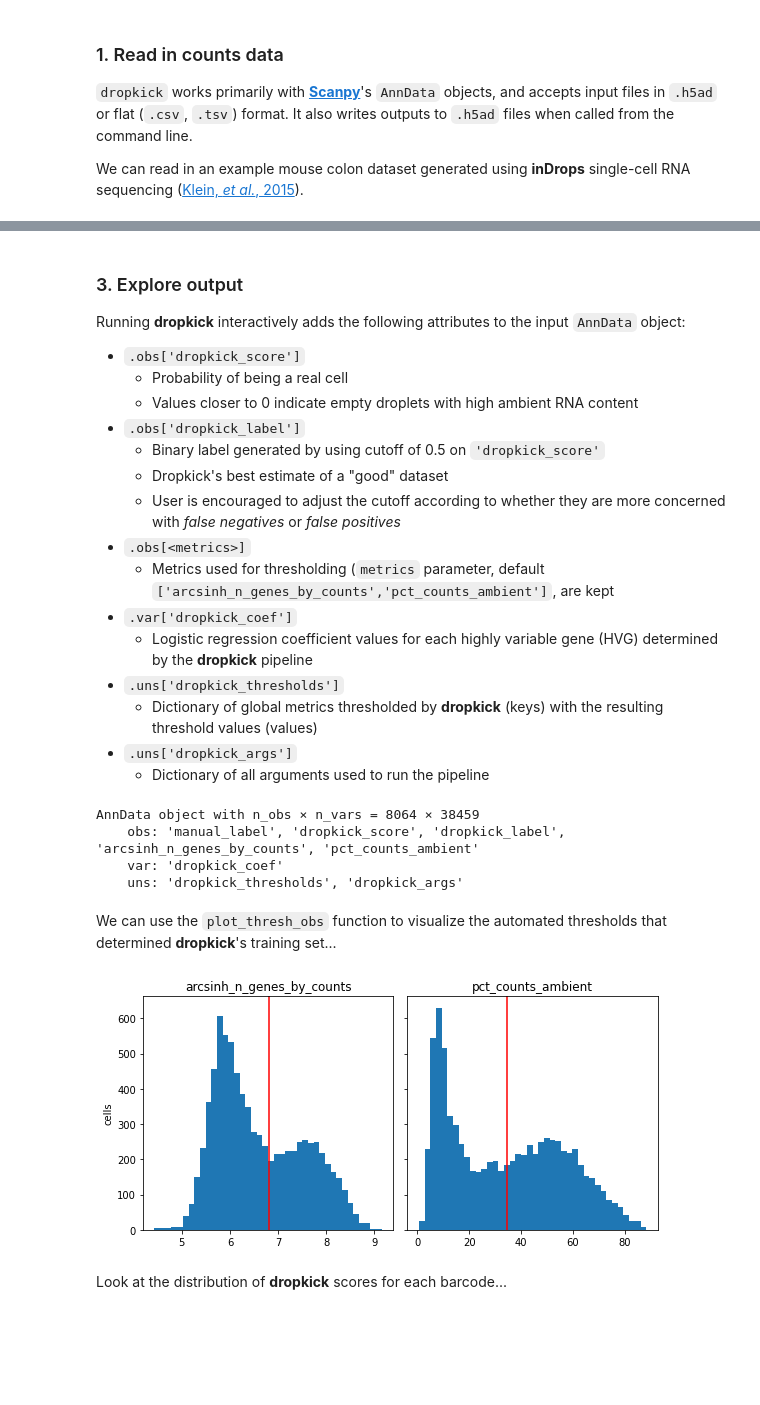
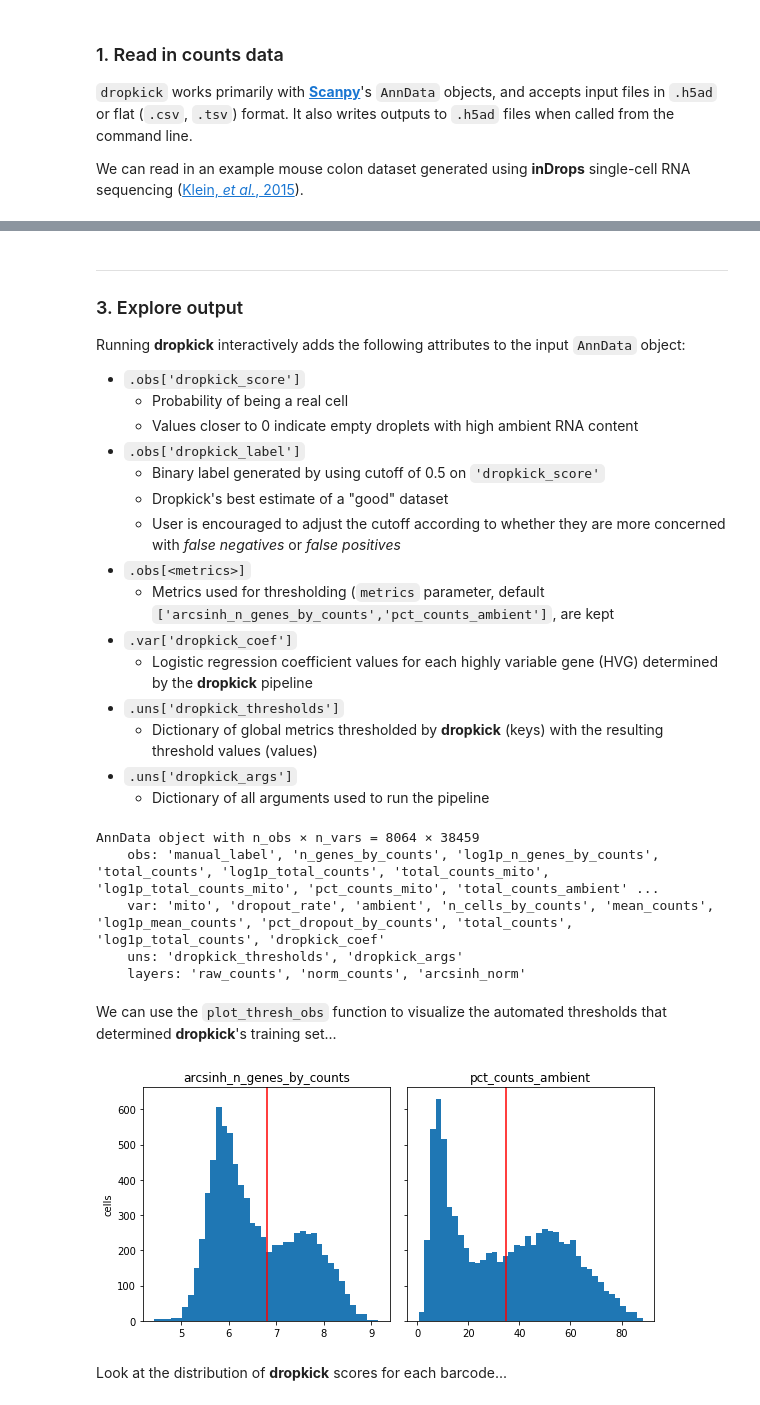
Before and after one commit to KenLauLab/dropkick, a Jupyter notebook: dropkick_tutorial.ipynb, the cells around one changed output, grey strips where cells are left out. Cells and saved outputs as stored; diff of their text form; code cells hidden in the pictures; blank space fills up the shorter version.

```diff
--- a/dropkick_tutorial.ipynb
+++ b/dropkick_tutorial.ipynb
@@ -17,0 +22,3 @@ a = sc.read("data/S1.h5ad")
+# %%
+# simple preprocessing of anndata object to get metrics for plot
+a = dropkick.recipe_dropkick(a, filter=False, n_hvgs=None, X_final="raw_counts")
@@ -38,4 +52,5 @@ Wall time: 1min 17s
 # %% [markdown]
+---
 ### 3. Explore output
 Running **dropkick** interactively adds the following attributes to the input `AnnData` object:
 * `.obs['dropkick_score']`
@@ -57,16 +72,16 @@ Running **dropkick** interactively adds the following attributes to the input `A
 a
 # %% [output]
 AnnData object with n_obs × n_vars = 8064 × 38459
-    obs: 'manual_label', 'dropkick_score', 'dropkick_label', 'arcsinh_n_genes_by_counts', 'pct_counts_ambient'
-    var: 'dropkick_coef'
+    obs: 'manual_label', 'n_genes_by_counts', 'log1p_n_genes_by_counts', 'total_counts', 'log1p_total_counts', 'total_counts_mito', 'log1p_total_counts_mito', 'pct_counts_mito', 'total_counts_ambient' ...
+    var: 'mito', 'dropout_rate', 'ambient', 'n_cells_by_counts', 'mean_counts', 'log1p_mean_counts', 'pct_dropout_by_counts', 'total_counts', 'log1p_total_counts', 'dropkick_coef'
     uns: 'dropkick_thresholds', 'dropkick_args'
+    layers: 'raw_counts', 'norm_counts', 'arcsinh_norm'
 # %% [markdown]
 We can use the `plot_thresh_obs` function to visualize the automated thresholds that determined **dropkick**'s training set...
 # %%
-from dropkick import plot_thresh_obs
-plot_thresh_obs(a, a.uns['dropkick_thresholds'])
+dropkick.plot_thresh_obs(a, a.uns['dropkick_thresholds'])
 # %% [output]
-[figure, old version]
+[figure, new version]
 # %% [markdown]
 Look at the distribution of **dropkick** scores for each barcode...
 # %%
```
Also changed, not shown: parts of 15 cells of this notebook.
